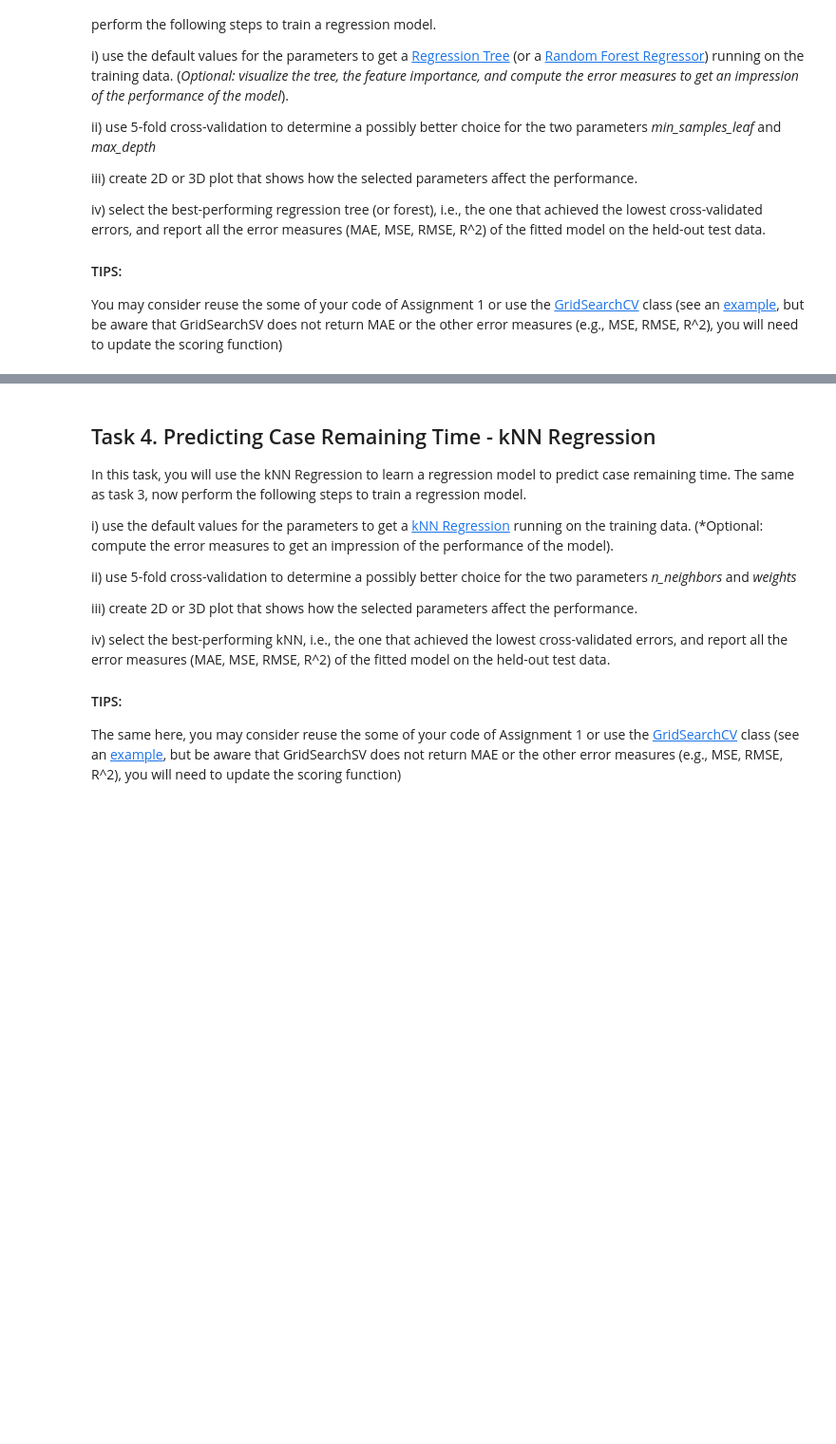
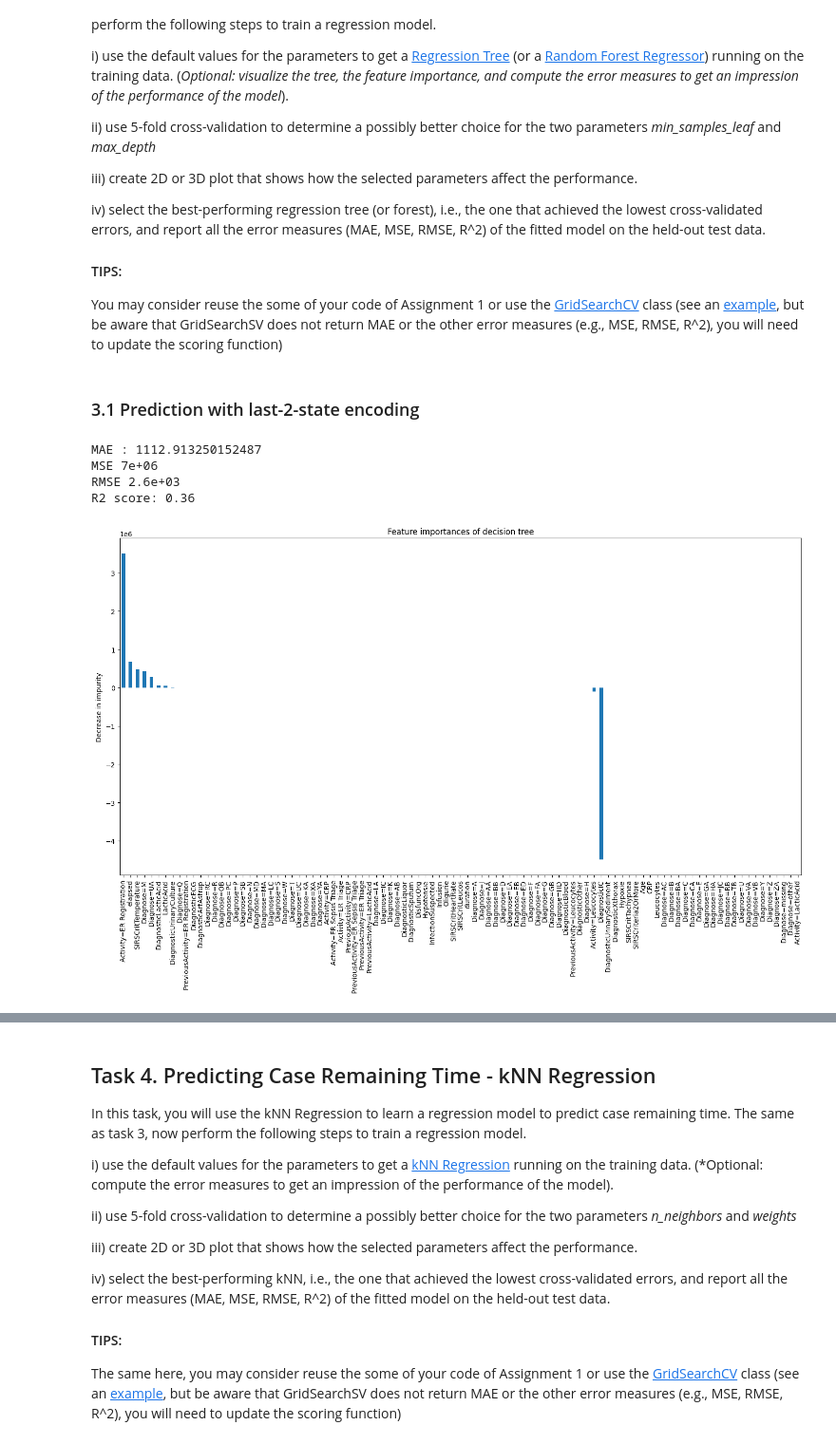
Before and after one commit to MarognaLorenzo/ApplicationOfMachineLearning, a Jupyter notebook: Assignment2/notebooks/All.ipynb, the cells around one changed output, grey strips where cells are left out. Shown at 95% size. Saved outputs shown, nothing was run; the diff lists cells and outputs as text; code cells hidden in the pictures; blank space fills up the shorter version.

```diff
--- a/Assignment2/notebooks/All.ipynb
+++ b/Assignment2/notebooks/All.ipynb
@@ -117,3 +269,13 @@ Based on the above information, decide on which cleaning steps you will need to
+# %%
+## TODO: perform data transformation steps if necessary
+
+# Convert boolean columns to 1 and 0
+data[BOOLEAN_FEATURES] = (
+    data[BOOLEAN_FEATURES].replace({"True": 1, "False": 0}).astype("int8")
+)
+
+# one-hot-encode "Diagnose" columns
+data = pd.get_dummies(data, columns=["Diagnose"], prefix_sep="=", dtype=int)
 # %% [markdown]
 ### 1.3 Process Discovery and Visualization (Optional)
 
@@ -248,0 +438,35 @@ from sklearn.tree import DecisionTreeRegressor
+# %% [markdown]
+### 3.1 Prediction with last-2-state encoding
+# %%
+# TODO: import packages
+from sklearn.tree import DecisionTreeRegressor
+# from sklearn.ensemble import RandomForestRegressor
+
+# TODO: using *data_ls* and test the default regression tree model (or the random forest regressor)
+default_tree = DecisionTreeRegressor(random_state=RANDOM_SEED)
+default_tree.fit(X_ls_train, y_ls_train)
+res = default_tree.predict(X_ls_test)
+print_performance_metrics(y_ls_test, res)
+# %% [output]
+MAE : 1112.913250152487
+MSE 7e+06
+RMSE 2.6e+03
+R2 score: 0.36
+# %%
+
+
+# TODO: plot the feature importances
+
+def plot_feature_importance(classifier, features):
+    feature_importance = pd.Series(
+        classifier.feature_importances_, index=features
+    ).sort_values(ascending=False)
+    fig, ax = plt.subplots(figsize=(15, 10))
+    feature_importance.plot.bar(ax=ax)
+    ax.set_title("Feature importances of decision tree")
+    ax.set_ylabel("Decrease in impurity")
+    fig.tight_layout()
+
+plot_feature_importance(default_tree, X_ls_train.columns)
+# %% [output]
+[figure, added]
```
Also changed, not shown: parts of 51 cells of this notebook, 1 other file.
